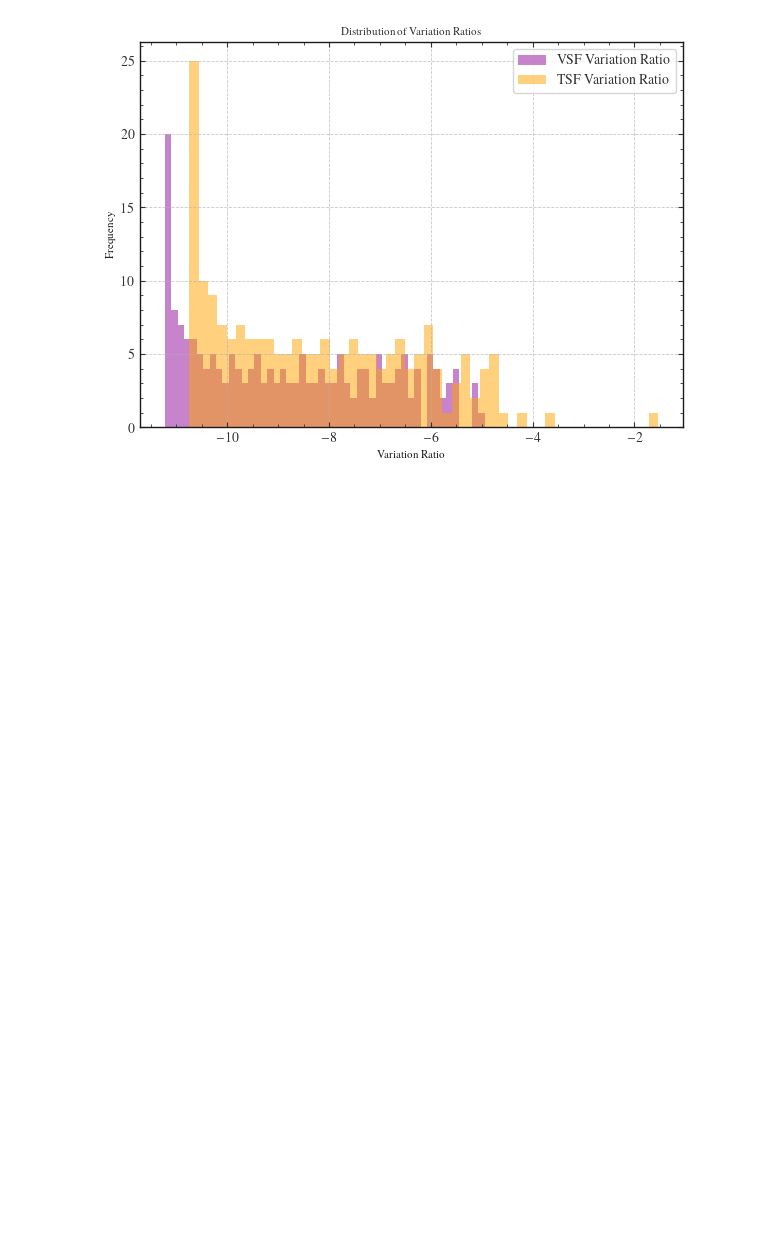
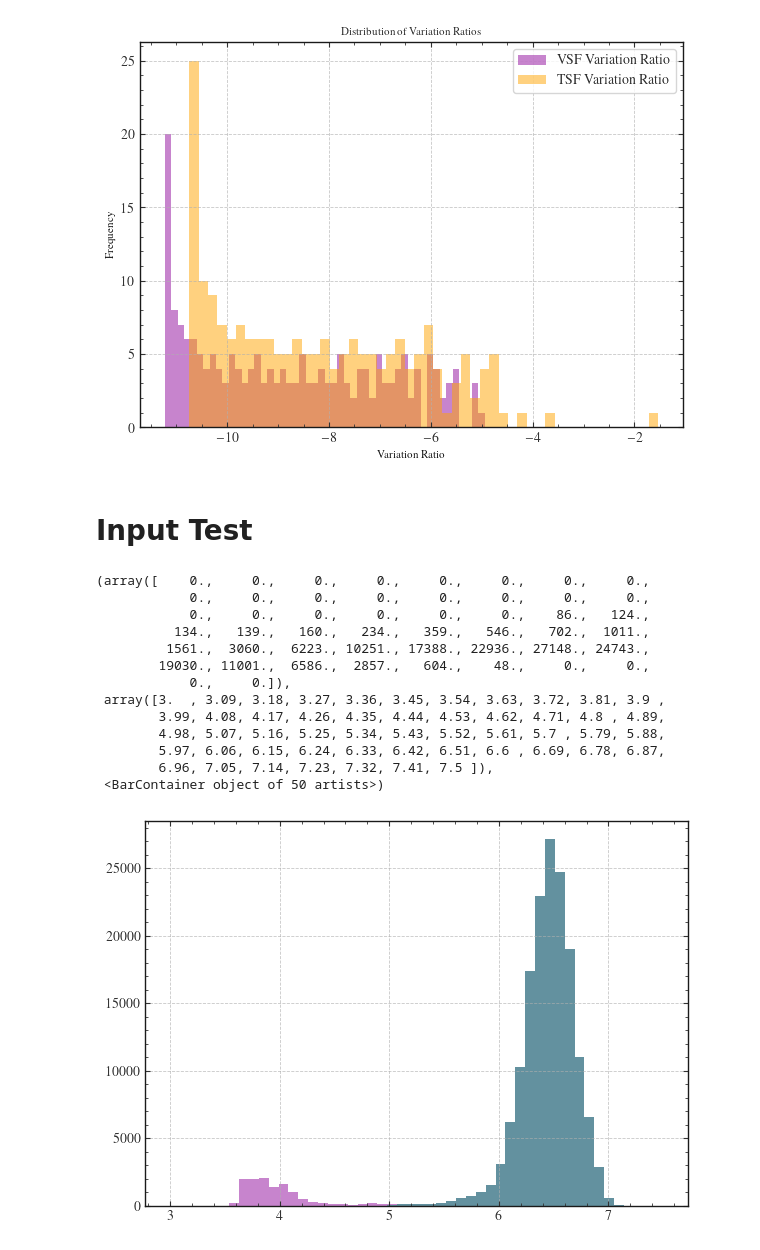
Before and after one commit to thomasarintoul/CASTLE, a Jupyter notebook: test_outputs/output_test.ipynb, the cells around one changed output. Cells and saved outputs as stored; diff of their text form; code cells hidden in the pictures; blank space fills up the shorter version.

```diff
--- a/test_outputs/output_test.ipynb
+++ b/test_outputs/output_test.ipynb
@@ -287,3 +287,32 @@ plt.legend()
 plt.show()
 # %% [output]
 [figure]
+# %% [markdown]
+# Input Test
+# %%
+in_dir = '/home/cosmos/c23052501/PhD_Analysis_Work/Thermal_Conduction_in_Massive_CGM/'+'ThC_Analysis/full_halo_struc_func/full_halo_sf_in/'
+pos_test_in = np.fromfile(in_dir + 'sf_input_L6_sur5_tng_pos.bin')
+T_test_in = np.fromfile(in_dir + 'sf_input_L6_sur5_tng_T.bin')
+
+
+in_dir_nc = '/home/cosmos/c23052501/PhD_Analysis_Work/Thermal_Conduction_in_Massive_CGM/'+'ThC_Analysis/full_halo_struc_func/full_halo_sf_in_no_cool/'
+pos_test_in_nc = np.fromfile(in_dir_nc + 'sf_input_L6_sur5_tng_pos_no_cool.bin')
+T_test_in_nc = np.fromfile(in_dir_nc + 'sf_input_L6_sur5_tng_T_no_cool.bin')
+# %%
+plt.hist(np.log10(T_test_in), bins=50, range=(3,7.5), alpha=0.5, label='Temperature Distribution')
+plt.hist(np.log10(T_test_in_nc), bins=50, range=(3,7.5), alpha=0.5, label='Temperature Distribution (No Cooling)')
+# %% [output]
+(array([    0.,     0.,     0.,     0.,     0.,     0.,     0.,     0.,
+            0.,     0.,     0.,     0.,     0.,     0.,     0.,     0.,
+            0.,     0.,     0.,     0.,     0.,     0.,    86.,   124.,
+          134.,   139.,   160.,   234.,   359.,   546.,   702.,  1011.,
+         1561.,  3060.,  6223., 10251., 17388., 22936., 27148., 24743.,
+        19030., 11001.,  6586.,  2857.,   604.,    48.,     0.,     0.,
+            0.,     0.]),
+ array([3.  , 3.09, 3.18, 3.27, 3.36, 3.45, 3.54, 3.63, 3.72, 3.81, 3.9 ,
+        3.99, 4.08, 4.17, 4.26, 4.35, 4.44, 4.53, 4.62, 4.71, 4.8 , 4.89,
+        4.98, 5.07, 5.16, 5.25, 5.34, 5.43, 5.52, 5.61, 5.7 , 5.79, 5.88,
+        5.97, 6.06, 6.15, 6.24, 6.33, 6.42, 6.51, 6.6 , 6.69, 6.78, 6.87,
+        6.96, 7.05, 7.14, 7.23, 7.32, 7.41, 7.5 ]),
+ <BarContainer object of 50 artists>)
+[figure, added]
```
Also changed, not shown: parts of 10 cells of this notebook, 6 other files.
